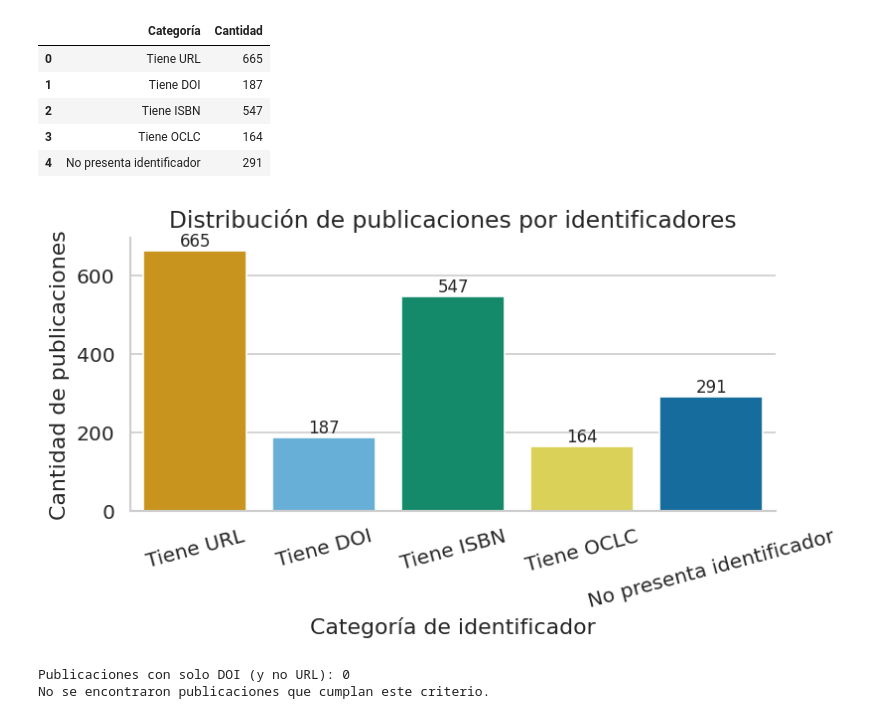
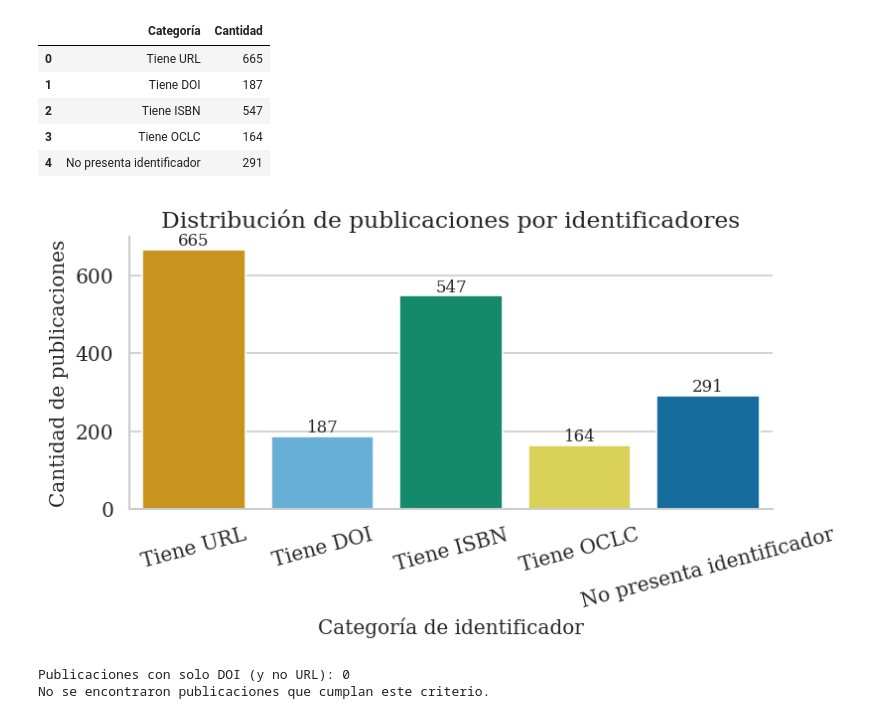
Before and after one commit to lmichan/BIOliteraturaPE203625, a Jupyter notebook: Enlace_con_Zotero.ipynb, the cells around one changed output. Saved outputs shown, nothing was run; the diff lists cells and outputs as text; code cells hidden in the pictures.

```diff
--- a/Enlace_con_Zotero.ipynb
+++ b/Enlace_con_Zotero.ipynb
@@ -1047,45 +1071,57 @@ df_conteo_identificadores
 | 3 | Tiene OCLC | 164 |
 | 4 | No presenta identificador | 291 |
 # %%
+import matplotlib.pyplot as plt
+import seaborn as sns
+
+# Configuración global de fuentes
+plt.rcParams["font.family"] = "serif"
+plt.rcParams["font.serif"] = ["DejaVu Serif"]
+plt.rcParams["font.size"] = 12
+
+# ---- ESTA ES LA CLAVE ----
+sns.set_theme(
+    style="whitegrid",
+    font_scale=1.1,
+    rc={
+        "font.family": "serif",
+        "font.serif": ["DejaVu Serif"]
+    }
+)
+
 # Paleta Okabe–Ito
 okabe_ito = [
     "#E69F00", "#56B4E9", "#009E73",
     "#F0E442", "#0072B2", "#D55E00", "#CC79A7"
 ]
 
-# Estilo general
-sns.set(style="whitegrid", font_scale=1.1)
-
-# Crear figura
 plt.figure(figsize=(7, 4), dpi=120)
 palette = okabe_ito[:len(df_conteo_identificadores)]
 
-# Gráfico de barras
 sns.barplot(
     data=df_conteo_identificadores,
     x="Categoría",
     y="Cantidad",
-    hue="Categoría", # Asignar el parámetro hue
+    hue="Categoría",
     palette=palette,
-    legend=False # Deshabilitar la leyenda ya que no es necesaria
+    legend=False
 )
 
-# Etiquetas y título
 plt.title("Distribución de publicaciones por identificadores", fontsize=14)
-plt.xlabel("Categoría de identificador")
-plt.ylabel("Cantidad de publicaciones")
+plt.xlabel("Categoría de identificador", fontsize=12)
+plt.ylabel("Cantidad de publicaciones", fontsize=12)
 plt.xticks(rotation=15)
 
-# Etiquetas de valores
 for index, value in enumerate(df_conteo_identificadores["Cantidad"]):
-    plt.text(index, value + 0.5, str(value), ha='center', va='bottom', fontsize=10)
+    plt.text(index, value + 0.5, str(value),
+             ha='center', va='bottom',
+             fontsize=10)
 
-# Ajustes finales
 sns.despine()
 plt.tight_layout()
 plt.show()
 # %% [output]
-[figure, old version]
+[figure, new version]
 # %%
 def has_doi_only(row):
     has_doi = False
```
Also changed, not shown: parts of 21 cells of this notebook.
